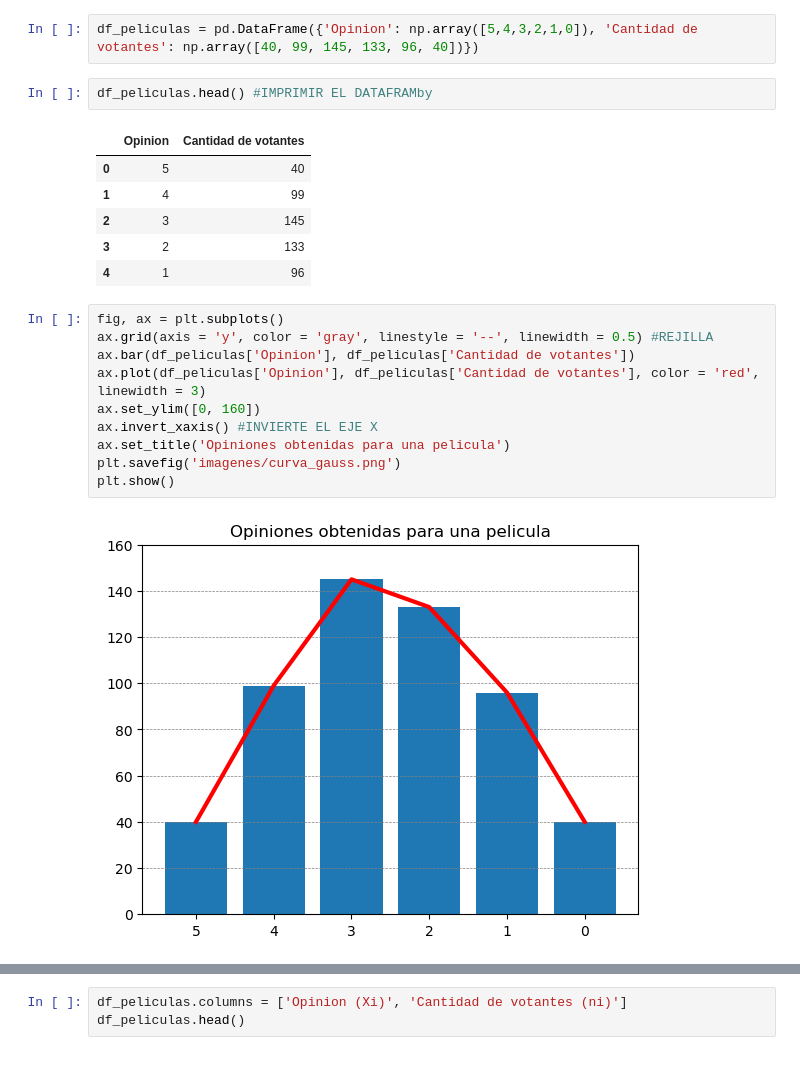
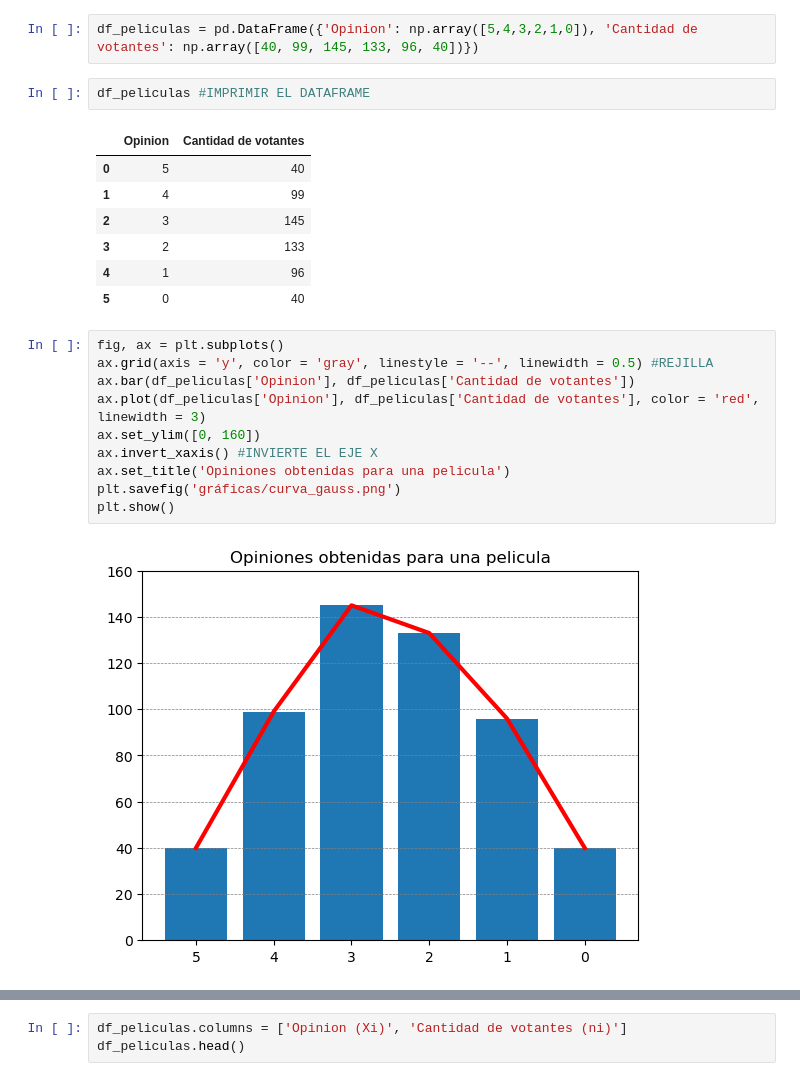
Before and after one commit to mgonzalz/critica_peliculas, a Jupyter notebook: critica_peliculas.ipynb, the cells around one changed output, grey strips where cells are left out. Saved outputs shown, nothing was run; the diff lists cells and outputs as text.

```diff
--- a/critica_peliculas.ipynb
+++ b/critica_peliculas.ipynb
@@ -15,14 +15,15 @@ Setup complete
 # %%
 df_peliculas = pd.DataFrame({'Opinion': np.array([5,4,3,2,1,0]), 'Cantidad de votantes': np.array([40, 99, 145, 133, 96, 40])})
 # %%
-df_peliculas.head() #IMPRIMIR EL DATAFRAMby
+df_peliculas #IMPRIMIR EL DATAFRAME
 # %% [output]
 |  | Opinion | Cantidad de votantes |
 | 0 | 5 | 40 |
 | 1 | 4 | 99 |
 | 2 | 3 | 145 |
 | 3 | 2 | 133 |
 | 4 | 1 | 96 |
+| 5 | 0 | 40 |
 # %%
 fig, ax = plt.subplots()
 ax.grid(axis = 'y', color = 'gray', linestyle = '--', linewidth = 0.5) #REJILLA
@@ -31,7 +32,7 @@ ax.plot(df_peliculas['Opinion'], df_peliculas['Cantidad de votantes'], color = '
 ax.set_ylim([0, 160])
 ax.invert_xaxis() #INVIERTE EL EJE X
 ax.set_title('Opiniones obtenidas para una pelicula')
-plt.savefig('imagenes/curva_gauss.png')
+plt.savefig('gráficas/curva_gauss.png')
 plt.show()
 # %% [output]
 [figure]
```
Also changed, not shown: parts of 12 cells of this notebook, 2 other files.
